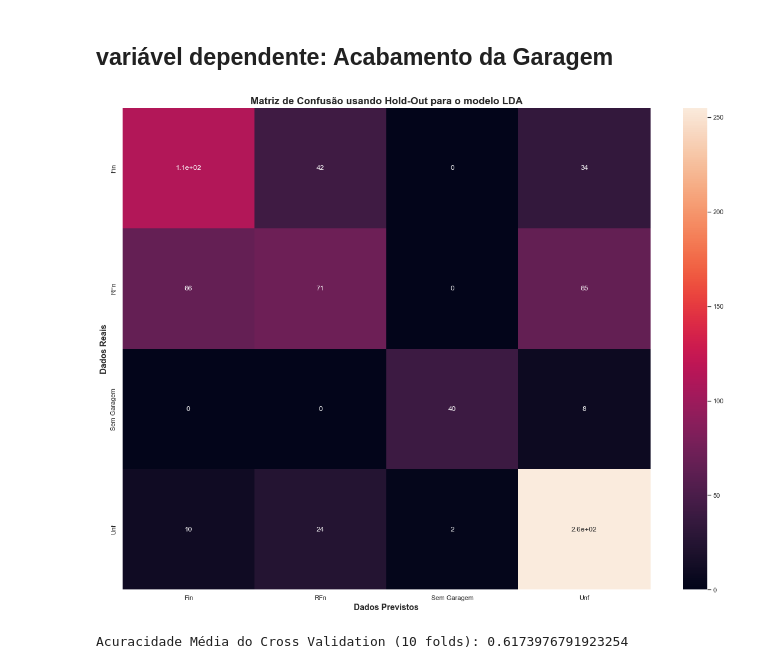
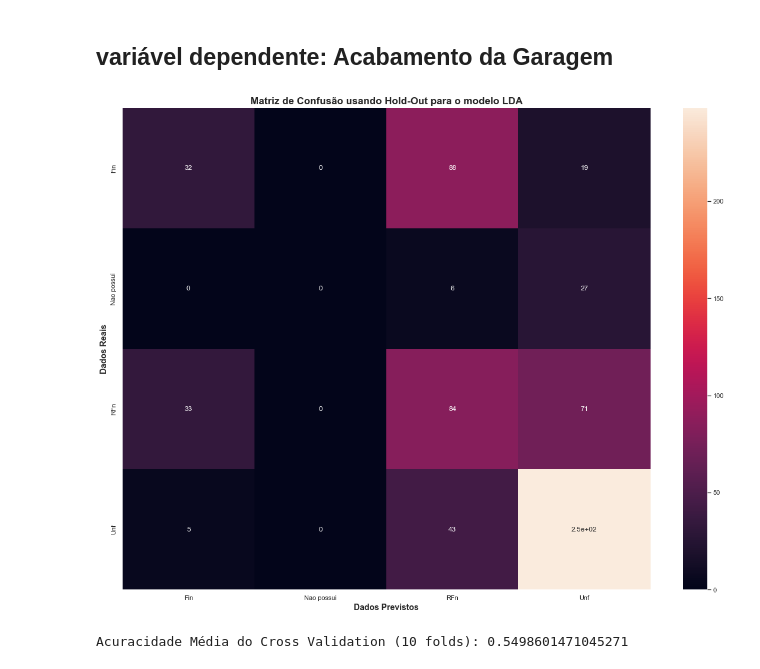
Before and after one commit to fabioheiji/mqaa, a Jupyter notebook: LAD.ipynb, the cells around one changed output. Cells and saved outputs as stored; diff of their text form; code cells hidden in the pictures.

```diff
--- a/LAD_Regressao_Logistica.ipynb
+++ b/LAD.ipynb
@@ -154,0 +287,3 @@ Index(['Preço da venda', 'Número de Quartos', 'Área da Garagem',
+# %%
+novas_colunas = ['Área da Garagem','Área do Lote', 'Idade do Imóvel']
+df[novas_colunas]
@@ -154,0 +304,5 @@ Index(['Preço da venda', 'Número de Quartos', 'Área da Garagem',
+# %%
+# IsolationForest(,0.1)
+iso = IsolationForest(contamination=0.1)
+yhat = iso.fit_predict(df[novas_colunas])
+yhat
@@ -154,0 +311,3 @@ Index(['Preço da venda', 'Número de Quartos', 'Área da Garagem',
+# %%
+df_para_LDA = df[novas_colunas][yhat == 1]
+df_para_LDA
@@ -193,29 +366,29 @@ Acuracidade Média do Cross Validation (10 folds): 0.40683465292614474
 # %% [markdown]
 ## variável dependente: Acabamento da Garagem
 # %%
-X = df[colunas_para_LDA]
-y = df['Acabamento da Garagem']
+X = df_para_LDA.copy()
+y = df['Acabamento da Garagem'].loc[df_para_LDA.index]
 
 # Uso metodo holdout para separar conjunto de treinamento e conjunto de teste
 X_train, X_test, y_train, y_test = train_test_split(X, y, test_size=0.25, random_state=1)
 
 # Instancio o modelo LDA
 lda = LinearDiscriminantAnalysis()
 
 # Executo o algoritmo o treinamento do modelo
 lda.fit(X_train, y_train)
 
 y_pred = lda.predict(X_test)
 arr = confusion_matrix(y_test, y_pred)
 df_cm = pd.DataFrame(arr, columns=np.unique(y_test), index = np.unique(y_test))
 ax = sns.heatmap(df_cm, annot=True)
 plt.xlabel("Dados Previstos",fontdict = {'fontsize':14,'fontweight':'bold'})
 plt.ylabel("Dados Reais",fontdict = {'fontsize':14,'fontweight':'bold'})
 sns.set(rc={'figure.figsize':(11.7,8.27)})
 plt.title("Matriz de Confusão usando Hold-Out para o modelo LDA",fontdict = {'fontsize':17,'fontweight':'bold'})
 plt.show()
 # %% [output]
-[figure, old version]
+[figure, new version]
 # %%
 # Separo conjunto de treinamento e teste para calculo da acuracidade real posterior
 X_train, X_test, y_train, y_test = train_test_split(X, y, test_size=0.25, random_state=1)
@@ -224,4 +397,4 @@ X_train, X_test, y_train, y_test = train_test_split(X, y, test_size=0.25, random
 scores = cross_val_score(lda, X_train, y_train, cv=10)
 print('Acuracidade Média do Cross Validation (10 folds):', scores.mean())
 # %% [output]
-Acuracidade Média do Cross Validation (10 folds): 0.6173976791923254
+Acuracidade Média do Cross Validation (10 folds): 0.5498601471045271
```
Also changed, not shown: parts of 21 cells of this notebook, 2 other files.
